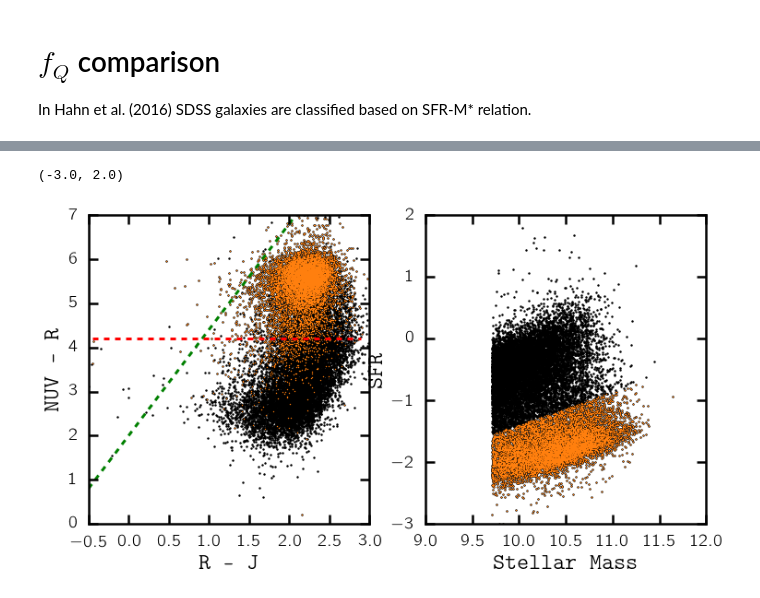
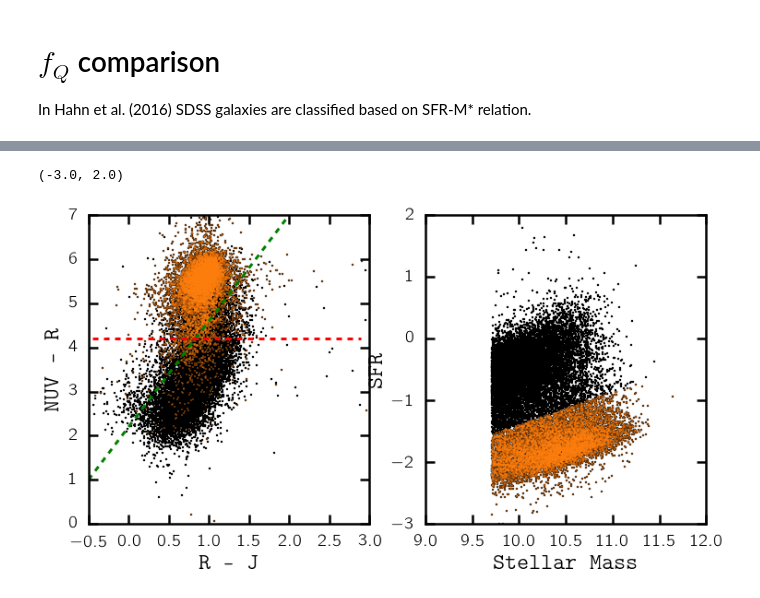
Before and after one commit to changhoonhahn/central_quenching, a Jupyter notebook: CenQue/GalProp_comparison.ipynb, the cells around one changed output, grey strips where cells are left out. Drawn from its saved outputs; the diff is of its cells as text; code cells hidden in the pictures.

```diff
--- a/CenQue/GalProp_comparison.ipynb
+++ b/CenQue/GalProp_comparison.ipynb
@@ -17,7 +17,8 @@ import pickle
 ## Read in heterogeneous data
 VAGC Group Catalog both centrals and satellites from Jeremy
 # %%
-local_dir = '/Volumes/750GB/hahn/cenque/observations/'
+#local_dir = '/Volumes/750GB/hahn/cenque/observations/'
+local_dir = '/Volumes/ChangHDD/project/cenque/observations/'
 # %%
 # VAGC group catalog (all) M_r cut = 18
 vagc_file = ''.join([local_dir, 'GroupCat.Mr18.Mass9.4.D360.all.hdf5'])
@@ -47,9 +48,5 @@ nsa['sfruv_elpetro'] = np.log10(nsa_dat['sfr_uv_elpetro'])
 nsa['sfruv_sersic'] = np.log10(nsa_dat['sfr_uv_sersic'])
 nsa['ssfr'] = nsa['sfr'] - nsa['mass']
 
-nsa['absmag'] = nsa_dat['absmag']
-nsa['absmag_nuv'] = nsa['absmag'][:,1]
-nsa['absmag_r'] = nsa['absmag'][:,4]
-nsa['absmag_j'] = nsa_dat['2mass_j_absmag_k20fe'] - 30.
-nsa['absmag_h'] = nsa_dat['2mass_h_absmag_k20fe'] - 30.
-nsa['absmag_k'] = nsa_dat['2mass_k_absmag_k20fe'] - 30.
+nsa['nuv-r'] = nsa_dat['absmag'][:,1] - nsa_dat['absmag'][:,4]
+nsa['r-j'] = nsa_dat['vagc_absmag_r'] - nsa_dat['vagc_absmag_j']
@@ -164,9 +174,9 @@ vagc['nsa_ssfr'][m_vagc_nsa] = vagc['nsa_sfr'][m_vagc_nsa] - vagc['nsa_mass'][m_
 vagc['nsa_sfruv_sersic'] = np.repeat(-999., len(vagc['ra']))
 vagc['nsa_sfruv_sersic'][m_vagc_nsa] = nsa['sfruv_sersic'][m_nsa_vagc]
 
-for band in ['nuv', 'r', 'j', 'h', 'k']:
-    vagc['nsa_absmag_'+band] = np.repeat(-999., len(vagc['ra']))
-    vagc['nsa_absmag_'+band][m_vagc_nsa] = nsa['absmag_'+band][m_nsa_vagc]
+for tag in ['nuv-r', 'r-j']:
+    vagc['nsa_'+tag] = np.repeat(-999., len(vagc['ra']))
+    vagc['nsa_'+tag][m_vagc_nsa] = nsa[tag][m_nsa_vagc]
 print np.sum(vagc['nsa_id'] != -999), ' matches'
 # %% [output]
 20312  matches
@@ -609,34 +637,30 @@ In Hahn et al. (2016) SDSS galaxies are classified based on SFR-M* relation.
 # %%
 #NUV-r vs r-j
 nsa_match = np.where(vagc['nsa_id'] != -999)
 
 fig = plt.figure(figsize=(12,6))
 sub = fig.add_subplot(121)
-sub.scatter(vagc['nsa_absmag_r'][nsa_match] - vagc['nsa_absmag_j'][nsa_match],
-            vagc['nsa_absmag_nuv'][nsa_match] - vagc['nsa_absmag_r'][nsa_match],
-           c='k', s=2)
-sub.plot(np.arange(-1., 3., 0.1), 2.0 + 2.4*np.arange(-1., 3., 0.1), c='g', lw=3, ls='--')
+sub.scatter(vagc['nsa_r-j'][nsa_match], vagc['nsa_nuv-r'][nsa_match], c='k', s=2)
+sub.plot(np.arange(-1., 3., 0.1), 2.2 + 2.4*np.arange(-1., 3., 0.1), c='g', lw=3, ls='--')
 sub.plot(np.arange(-1., 3., 0.1), 4.2 + 0.*np.arange(-1., 3.,0.1), c='r', lw=3, ls='--')
 
 nsa_match_Q = np.where((vagc['nsa_id'] != -999) & (vagc['sfr'] < 0.53 * (vagc['mass'] - 10.5)+ 1.1 * (vagc['z'] - 0.0502) - 1.11))
 
-sub.scatter(vagc['nsa_absmag_r'][nsa_match_Q] - vagc['nsa_absmag_j'][nsa_match_Q],
-            vagc['nsa_absmag_nuv'][nsa_match_Q] - vagc['nsa_absmag_r'][nsa_match_Q],
-           c=pretty_colors[3], s=2, lw=0)
+sub.scatter(vagc['nsa_r-j'][nsa_match_Q], vagc['nsa_nuv-r'][nsa_match_Q], c=pretty_colors[3], s=2, lw=0)
 sub.set_xlabel('R - J', fontsize=25)
 sub.set_xlim([-0.5, 3.])
 sub.set_ylabel('NUV - R', fontsize=25)
 sub.set_ylim([0., 7.])
 
 sub = fig.add_subplot(122)
 sub.scatter(vagc['mass'][nsa_match], vagc['sfr'][nsa_match], c='k', s=2)
 sub.scatter(vagc['mass'][nsa_match_Q], vagc['sfr'][nsa_match_Q], c=pretty_colors[3], lw=0, s=2)
 sub.set_xlabel('Stellar Mass', fontsize=25)
 sub.set_xlim([9., 12.])
 sub.set_ylabel('SFR', fontsize=25)
 sub.set_ylim([-3., 2.])
 # %% [output]
 (-3.0, 2.0)
-[figure, old version]
+[figure, new version]
 # %%
 #NUV-r vs r-j
```
Also changed, not shown: parts of 9 cells of this notebook, 1 other file.
